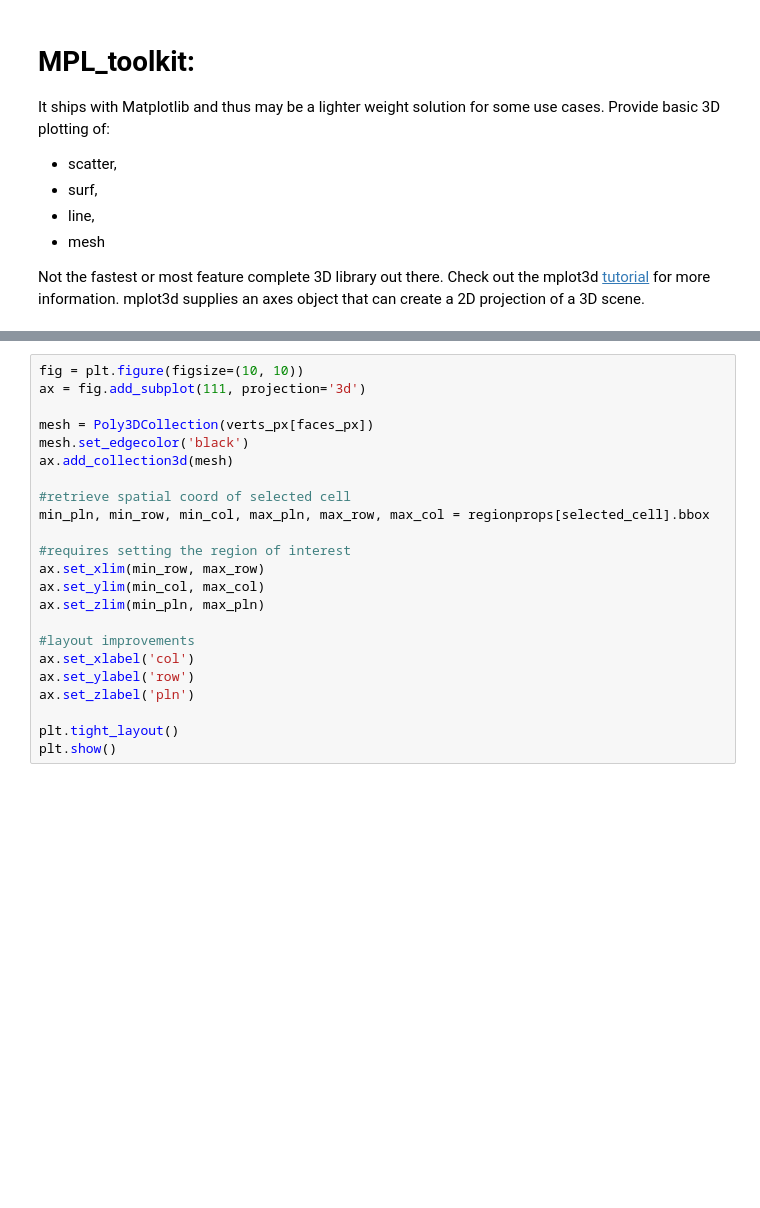
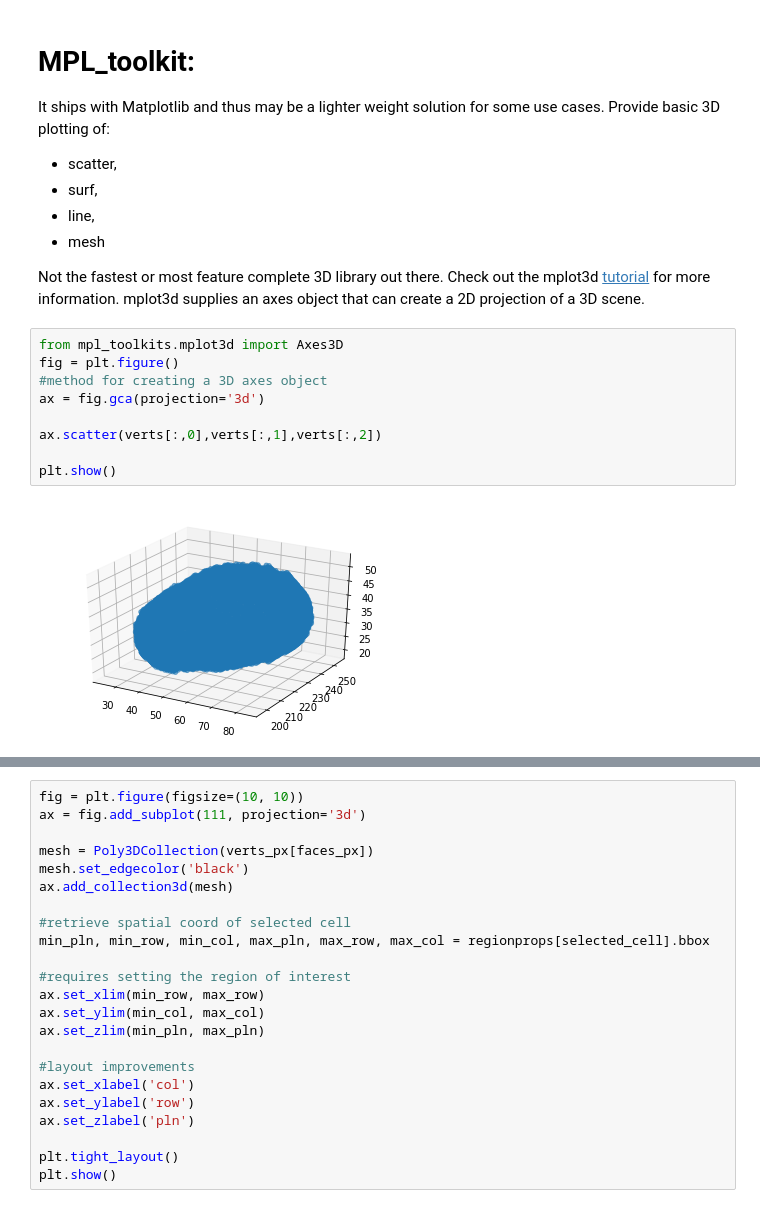
Before and after one commit to BIDS/ISVC2019, a Jupyter notebook: tutorial_notebooks/02_datasets_visualization.ipynb, the cells around one changed output, grey strips where cells are left out. Drawn from its saved outputs; the diff is of its cells as text; blank space fills up the shorter version.

```diff
--- a/tutorial_notebooks/02_datasets_visualization.ipynb
+++ b/tutorial_notebooks/02_datasets_visualization.ipynb
@@ -99,3 +97,14 @@ It ships with Matplotlib and thus may be a lighter weight solution for some use
 - mesh
 
 Not the fastest or most feature complete 3D library out there. Check out the mplot3d [tutorial](https://matplotlib.org/tutorials/toolkits/mplot3d.html#sphx-glr-tutorials-toolkits-mplot3d-py) for more information. mplot3d supplies an axes object that can create a 2D projection of a 3D scene.
+# %%
+from mpl_toolkits.mplot3d import Axes3D
+fig = plt.figure()
+#method for creating a 3D axes object
+ax = fig.gca(projection='3d')
+
+ax.scatter(verts[:,0],verts[:,1],verts[:,2])
+
+plt.show()
+# %% [output]
+[figure, added]
```
Also changed, not shown: parts of 6 cells of this notebook.
